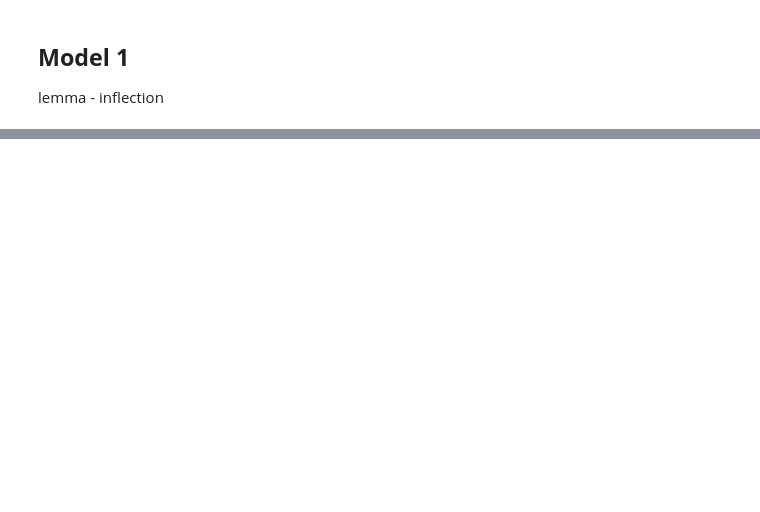
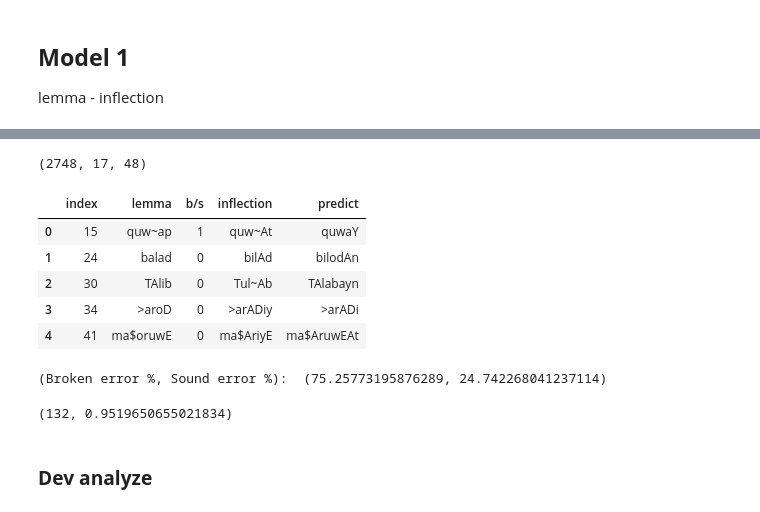
Before and after one commit to amirezzati/broken-plural, a Jupyter notebook: Arabic_broken_plurals.ipynb, the cells around one changed output, grey strips where cells are left out. Drawn from its saved outputs; the diff is of its cells as text; code cells hidden in the pictures; blank space fills up the shorter version.

```diff
--- a/Arabic_broken_plurals.ipynb
+++ b/Arabic_broken_plurals.ipynb
@@ -602,0 +660,33 @@ None
+# %%
+input_lemma = Input(shape=(lemma_length, encode_size))
+input_root = Input(shape=(root_length, encode_size))
+input_genRat = Input(shape=(genRat_length, ))
+
+
+lstm1 = Bidirectional(LSTM(256))(input_lemma)
+lstm2 = Bidirectional(LSTM(64))(input_root)
+
+c = Concatenate(axis=1)([lstm1, lstm2])
+
+d = Dense(254, activation='relu')(c)
+
+c = Concatenate(axis=1)([d, input_genRat])
+
+r = RepeatVector(inflection_length)(c)
+
+lstm2 = Bidirectional(LSTM(256, return_sequences=True))(r)
+
+output = TimeDistributed(Dense(encode_size, activation='softmax'))(lstm2)
+
+model1 = Model(inputs=[input_lemma, input_root, input_genRat], outputs=output)
+
+checkpoint_filepath = path + '/model 1/best model.hdf5'
+checkpoint = ModelCheckpoint(filepath=checkpoint_filepath, monitor='val_accuracy', mode='max', save_best_only=True, verbose=0)
+
+model1.compile(loss="binary_crossentropy", optimizer=Adam(0.001), metrics=['accuracy'])
+# %%
+with tf.device('/GPU:0'):
+  model1.fit([X_train_lemma_OH, X_train_root_OH, X_train_genRat], y_train_inflection_OH, batch_size=batch_size, epochs=epochs, callbacks=[checkpoint], validation_data=([X_dev_lemma_OH, X_dev_root_OH, X_dev_genRat], y_dev_inflection_OH))  # starts training
+# %%
+model1 = load_model(checkpoint_filepath)
+model1.evaluate([X_test_lemma_OH, X_test_root_OH, X_test_genRat], y_test_inflection_OH)
@@ -602,0 +701,5 @@ None
+# %%
+train_pred = model1.predict([X_train_lemma_OH, X_train_root_OH, X_train_genRat])
+train_pred_OH = oneHot3D(train_pred)
+train_error_num, train_acc_num = checkAccuracy(train_pred_OH, y_train_inflection_OH)
+train_error_num, train_acc_num
@@ -602,0 +709,24 @@ None
+# %%
+y_train_inflection_OH.shape
+# %% [output]
+(2748, 17, 48)
+# %%
+train_errorAnalysis = reportErrorAnalysis(trainData[0], trainData[5], train_pred_OH, y_train_inflection_OH, path + "/model 1/train_errorAnalysis.csv")
+train_errorAnalysis.head()
+# %% [output]
+|  | index | lemma | b/s | inflection | predict |
+| 0 | 15 | quw~ap | 1 | quw~At | quwaY |
+| 1 | 24 | balad | 0 | bilAd | bilodAn |
+| 2 | 30 | TAlib | 0 | Tul~Ab | TAlabayn |
+| 3 | 34 | >aroD | 0 | >arADiy | >arADi |
+| 4 | 41 | ma$oruwE | 0 | ma$AriyE | ma$AruwEAt |
+# %%
+print('(Broken error %, Sound error %): ', reportPercentageOfBrokenSoundErrors(train_errorAnalysis))
+# %% [output]
+(Broken error %, Sound error %):  (75.25773195876289, 24.742268041237114)
+# %%
+checkAccuracy_withPredict(trainData[0],train_pred_OH,dic_lemmaInflection)
+# %% [output]
+(132, 0.9519650655021834)
+# %% [markdown]
+### **Dev analyze**
```
Also changed, not shown: parts of 80 cells of this notebook.
